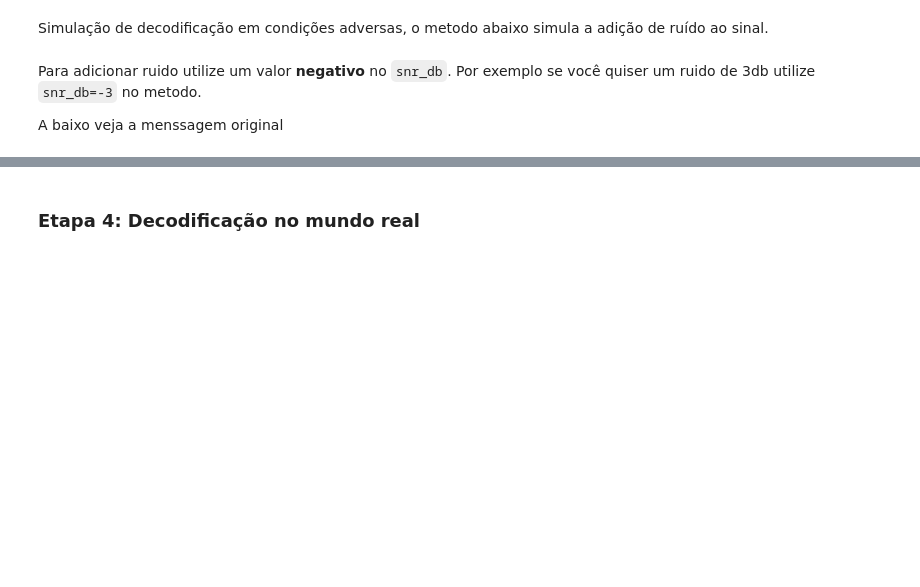
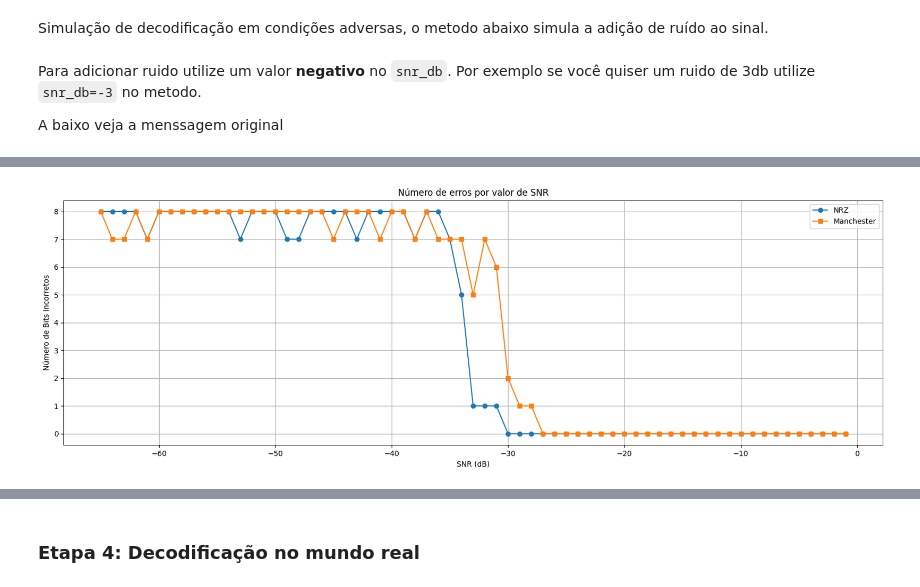
Before and after one commit to brunosrio/rc2025.1_fork_bruno, a Jupyter notebook: modulacao/lab_notebook.ipynb, the cells around one changed output, grey strips where cells are left out. Drawn from its saved outputs; the diff is of its cells as text; code cells hidden in the pictures; blank space fills up the shorter version.

```diff
--- a/modulacao/lab_notebook.ipynb
+++ b/modulacao/lab_notebook.ipynb
@@ -640,0 +675,42 @@ print(f"  Correto: {original_bits == decoded}\n")
+# %%
+import numpy as np
+import matplotlib.pyplot as plt
+
+snr_values = np.arange(-65, 0, 1)
+
+erros_nrz = []
+erros_manchester = []
+
+original_bits = '0' * 8
+
+for snr in snr_values:
+    signal_nrz = encode_nrz(original_bits)
+    signal_manchester = encode_manchester(original_bits)
+
+    noisy_nrz = adicionar_ruido(signal_nrz, snr)
+    noisy_manchester = adicionar_ruido(signal_manchester, snr)
+
+    decoded_nrz = decode_nrz(noisy_nrz, len(original_bits))
+    decoded_manchester = decode_manchester(noisy_manchester, len(original_bits))
+
+    # Contar erros
+    erro_nrz = sum(o != d for o, d in zip(original_bits, decoded_nrz))
+    erro_manchester = sum(o != d for o, d in zip(original_bits, decoded_manchester))
+
+    erros_nrz.append(erro_nrz)
+    erros_manchester.append(erro_manchester)
+
+
+
+
+plt.figure(figsize=(20, 6))
+plt.plot(snr_values, erros_nrz, label='NRZ', marker='o')
+plt.plot(snr_values, erros_manchester, label='Manchester', marker='s')
+plt.xlabel('SNR (dB)')
+plt.ylabel('Número de Bits Incorretos')
+plt.title('Número de erros por valor de SNR')
+plt.grid(True)
+plt.legend()
+plt.show()
+# %% [output]
+[figure, added]
```
Also changed, not shown: parts of 4 cells of this notebook, 54 other files.
